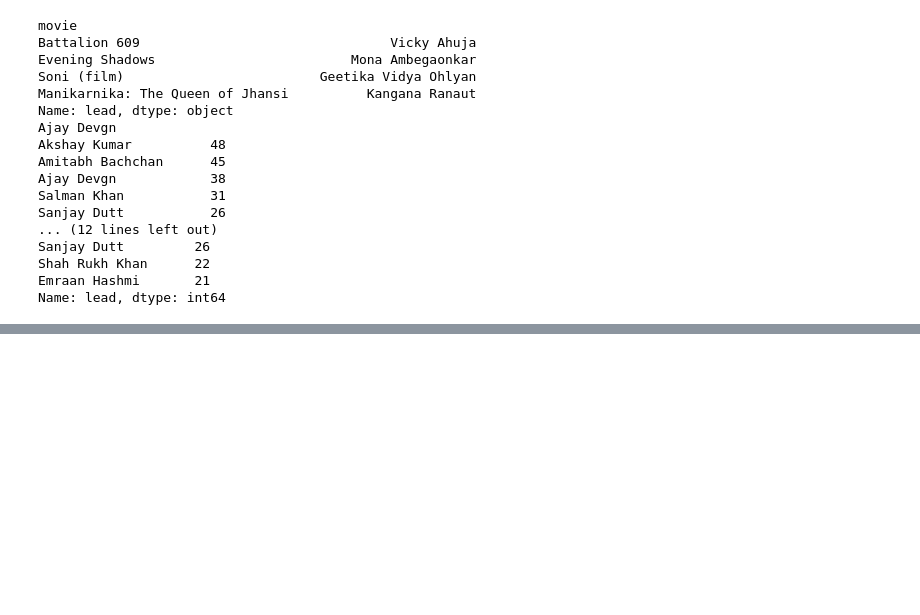
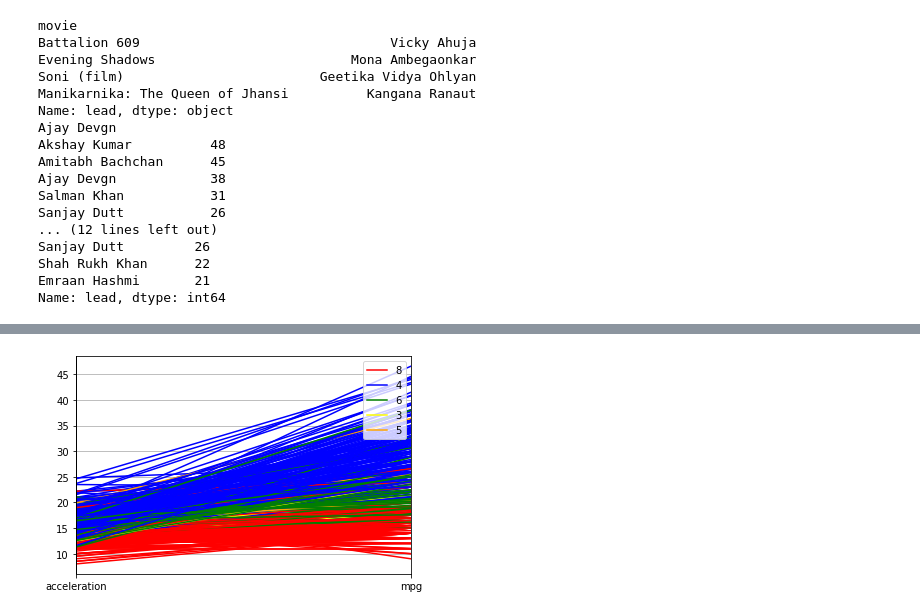
Before and after one commit to Jiya0805/Python2, a Jupyter notebook: Python/Unit 1.ipynb, the cells around one changed output, grey strips where cells are left out. Saved outputs shown, nothing was run; the diff lists cells and outputs as text; code cells hidden in the pictures; blank space fills up the shorter version.

```diff
--- a/Python/Unit 1.ipynb
+++ b/Python/Unit 1.ipynb
@@ -441,0 +814,7 @@ Name: lead, dtype: int64
+# %%
+# Parallel Coordinates
+from pandas.plotting import parallel_coordinates
+
+pll = parallel_coordinates(dataset,'cylinders',cols=['acceleration','mpg'],color=['red','blue','green','yellow','orange'])
+# %% [output]
+[figure, added]
```
Also changed, not shown: parts of 15 cells of this notebook, 1 other file.
